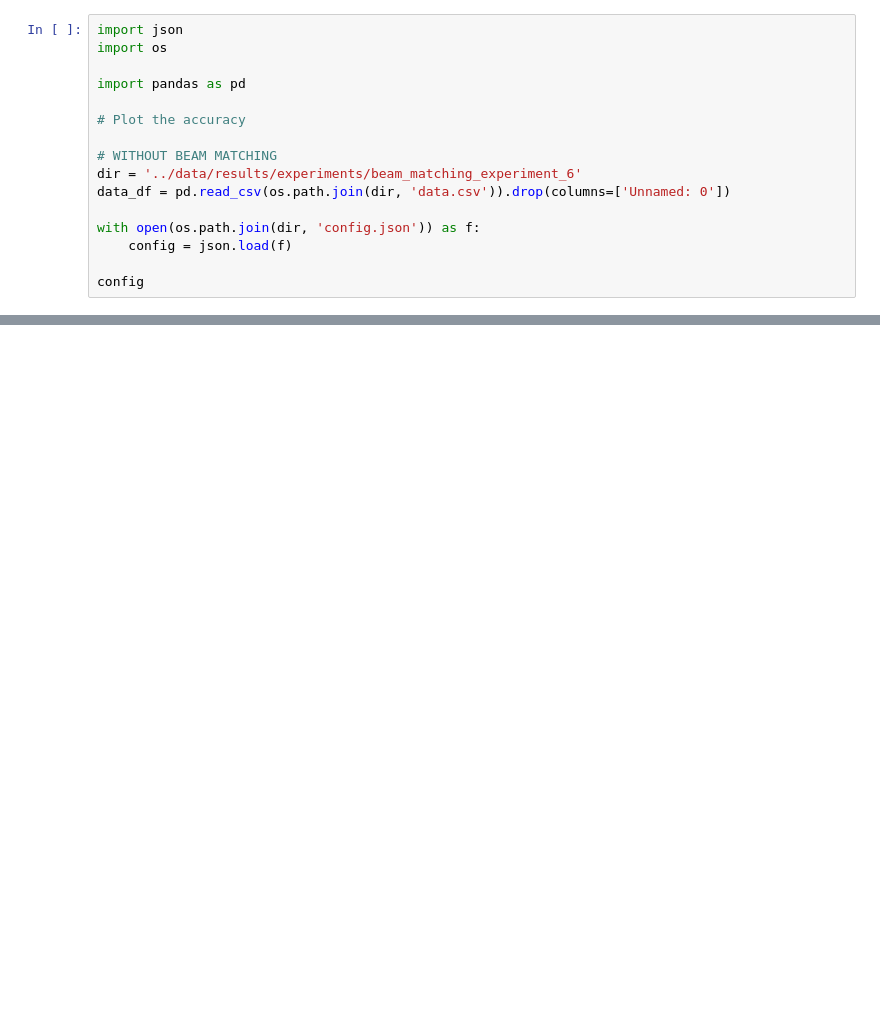
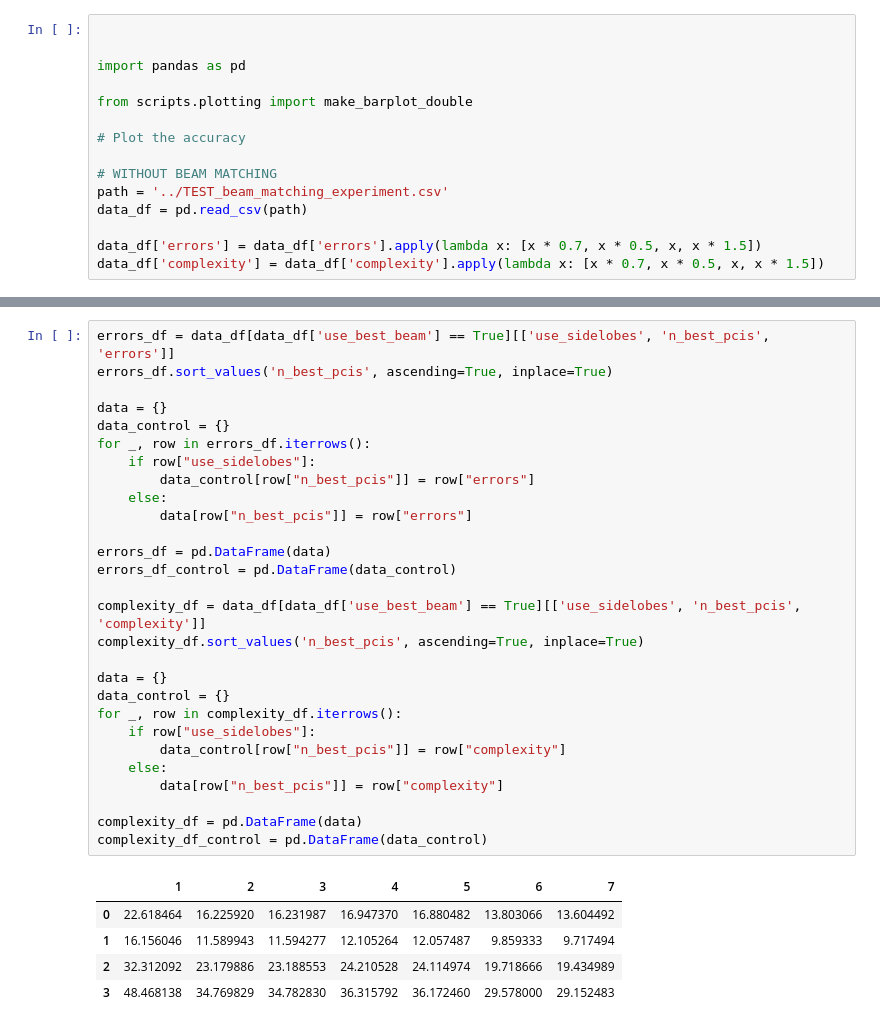
Before and after one commit to Andreas-Espelund/5G_localization, a Jupyter notebook: plotting/plot_beam_matching.ipynb, the cells around one changed output, grey strips where cells are left out. Drawn from its saved outputs; the diff is of its cells as text; blank space fills up the shorter version.

```diff
--- a/plotting/plot_beam_matching.ipynb
+++ b/plotting/plot_beam_matching.ipynb
@@ -1,16 +1,15 @@
 # %%
-import json
-import os
+
 
 import pandas as pd
+
+from scripts.plotting import make_barplot_double
 
 # Plot the accuracy
 
 # WITHOUT BEAM MATCHING
-dir = '../data/results/experiments/beam_matching_experiment_6'
-data_df = pd.read_csv(os.path.join(dir, 'data.csv')).drop(columns=['Unnamed: 0'])
+path = '../TEST_beam_matching_experiment.csv'
+data_df = pd.read_csv(path)
 
-with open(os.path.join(dir, 'config.json')) as f:
-    config = json.load(f)
-
-config
+data_df['errors'] = data_df['errors'].apply(lambda x: [x * 0.7, x * 0.5, x, x * 1.5])
+data_df['complexity'] = data_df['complexity'].apply(lambda x: [x * 0.7, x * 0.5, x, x * 1.5])
@@ -34,0 +27,34 @@ config
+# %%
+errors_df = data_df[data_df['use_best_beam'] == True][['use_sidelobes', 'n_best_pcis', 'errors']]
+errors_df.sort_values('n_best_pcis', ascending=True, inplace=True)
+
+data = {}
+data_control = {}
+for _, row in errors_df.iterrows():
+    if row["use_sidelobes"]:
+        data_control[row["n_best_pcis"]] = row["errors"]
+    else:
+        data[row["n_best_pcis"]] = row["errors"]
+
+errors_df = pd.DataFrame(data)
+errors_df_control = pd.DataFrame(data_control)
+
+complexity_df = data_df[data_df['use_best_beam'] == True][['use_sidelobes', 'n_best_pcis', 'complexity']]
+complexity_df.sort_values('n_best_pcis', ascending=True, inplace=True)
+
+data = {}
+data_control = {}
+for _, row in complexity_df.iterrows():
+    if row["use_sidelobes"]:
+        data_control[row["n_best_pcis"]] = row["complexity"]
+    else:
+        data[row["n_best_pcis"]] = row["complexity"]
+
+complexity_df = pd.DataFrame(data)
+complexity_df_control = pd.DataFrame(data_control)
+# %% [output]
+|  | 1 | 2 | 3 | 4 | 5 | 6 | 7 |
+| 0 | 22.618464 | 16.225920 | 16.231987 | 16.947370 | 16.880482 | 13.803066 | 13.604492 |
+| 1 | 16.156046 | 11.589943 | 11.594277 | 12.105264 | 12.057487 | 9.859333 | 9.717494 |
+| 2 | 32.312092 | 23.179886 | 23.188553 | 24.210528 | 24.114974 | 19.718666 | 19.434989 |
+| 3 | 48.468138 | 34.769829 | 34.782830 | 36.315792 | 36.172460 | 29.578000 | 29.152483 |
```
Also changed, not shown: parts of 5 cells of this notebook, 5 other files.
